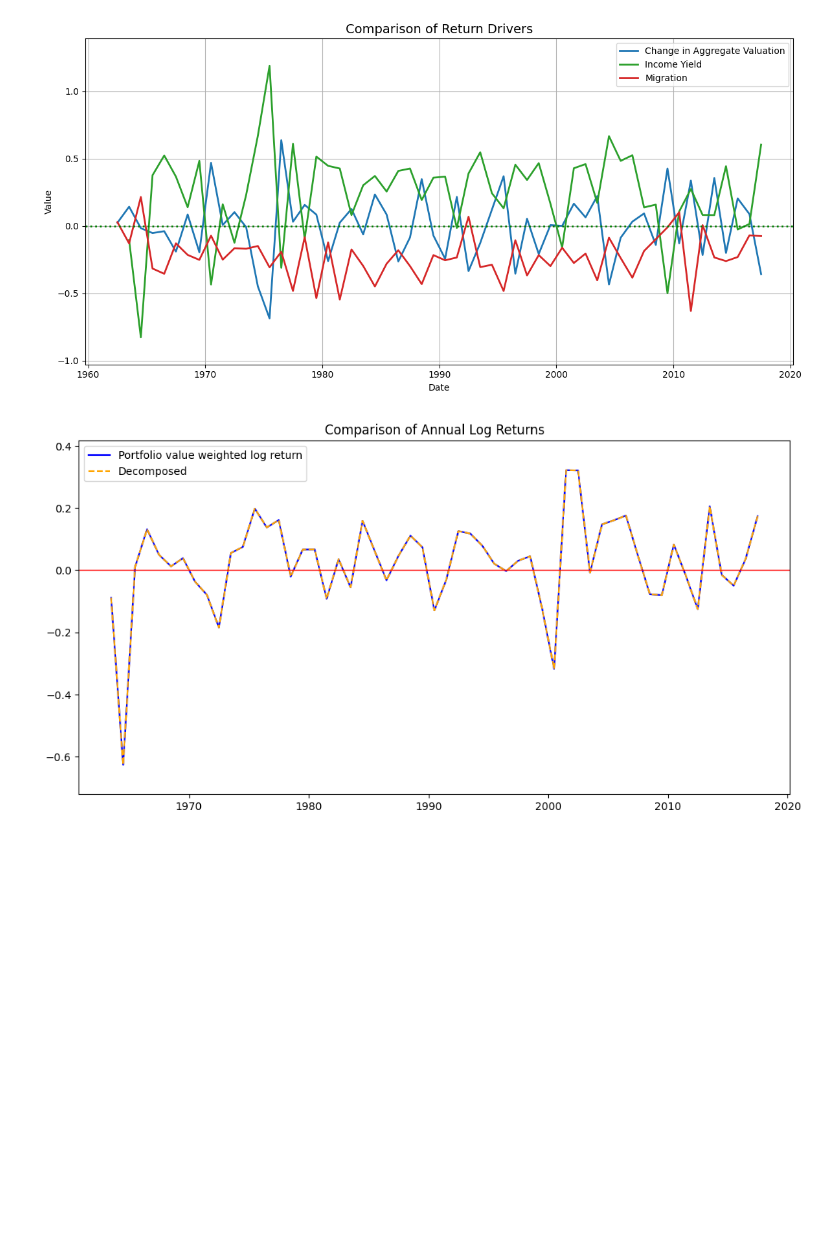
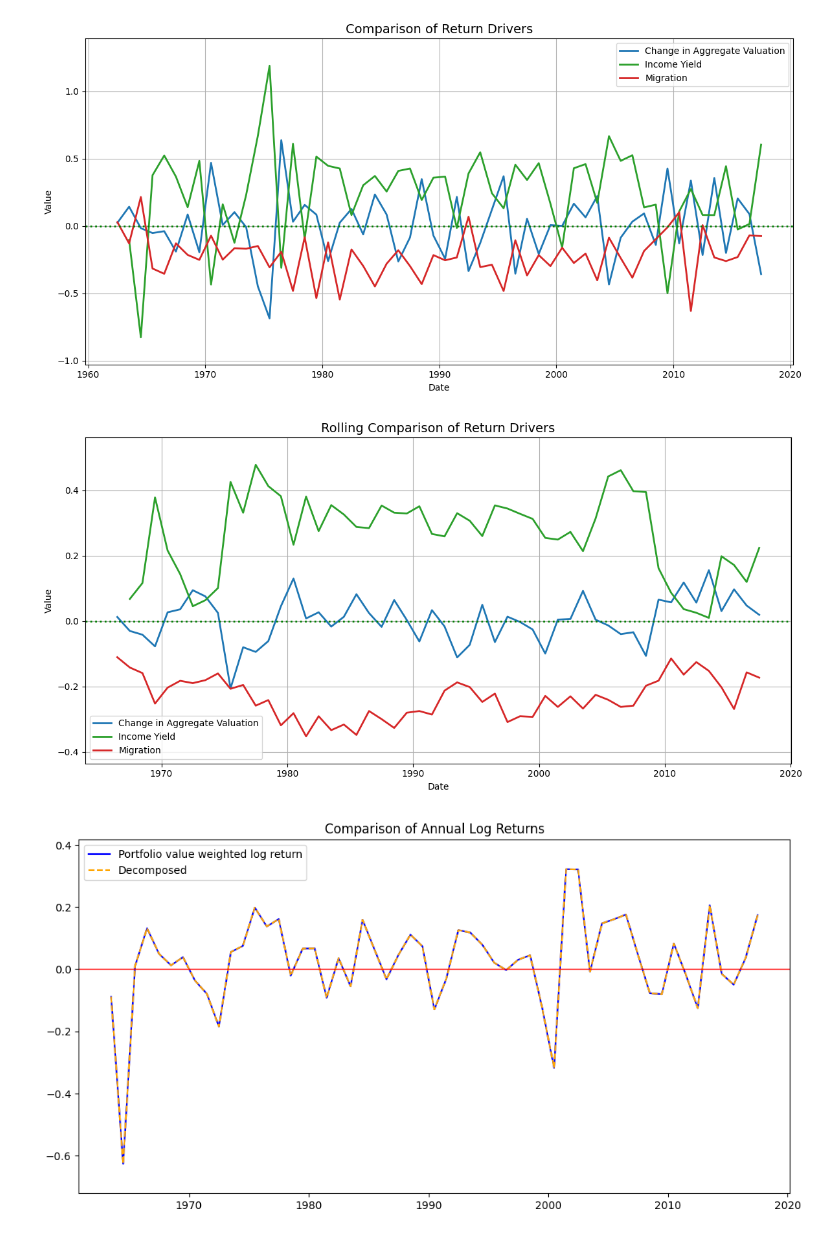
Before and after one commit to justusschenk/valueinvesting, a Jupyter notebook: Portfolio-composition.ipynb, the cells around one changed output. Cells and saved outputs as stored; diff of their text form; code cells hidden in the pictures; blank space fills up the shorter version.

```diff
--- a/Portfolio-composition.ipynb
+++ b/Portfolio-composition.ipynb
@@ -819,7 +703,7 @@ for year in sorted(set(date.year for date in bm_dec.index)):
         shrout_filtered_short_monthly = df[(df['date'] == date) & (df['permno'].isin(bottom_permnos))]
         shrout_series_short_monthly = shrout_filtered_short_monthly.set_index('permno')['adj_shrout']
         bottom_prc_monthly = price.loc[date, price.columns.intersection(bottom_permnos)].dropna()
-        sharesoutstanding_short_prc_monthly = shrout_series_short_monthly.reindex(bottom_prc.index) *1000
+        sharesoutstanding_short_prc_monthly = shrout_series_short_monthly.reindex(bottom_prc_monthly.index) *1000
         short_prc_monthly = bottom_prc_monthly * sharesoutstanding_short_prc_monthly
         if short_prc_monthly.notna().any():
             price_short_monthly.append({'date': date, 'avg_value': short_prc_monthly.sum()})
@@ -830,7 +714,7 @@ for year in sorted(set(date.year for date in bm_dec.index)):
         shrout_filtered_long_monthly = df[(df['date'] == date) & (df['permno'].isin(top_permnos))]
         shrout_series_long_monthly = shrout_filtered_long_monthly.set_index('permno')['adj_shrout']
         top_prc_monthly = price.loc[date, price.columns.intersection(top_permnos)].dropna()
-        sharesoutstanding_long_prc_monthly = shrout_series_long_monthly.reindex(top_prc.index) *1000
+        sharesoutstanding_long_prc_monthly = shrout_series_long_monthly.reindex(top_prc_monthly.index) *1000
         long_prc_monthly = top_prc_monthly * sharesoutstanding_long_prc_monthly
         if long_prc_monthly.notna().any():
             price_long_monthly.append({'date': date, 'avg_value': long_prc_monthly.sum()})
@@ -1858,3 +1746,8 @@ return_decomposition_long = change_in_aggregate_valuation_long + income_yield_lo
+# %%
+#decomposition rolling
+change_in_aggregate_valuation_rolling = change_in_aggregate_valuation_ls.rolling(5).mean()
+income_yield_rolling = income_yield_ls.rolling(5).mean()
+migration_rolling = migration_ls.rolling(5).mean()
 # %%
 #Analysis of decomposed returns
 
@@ -1874,6 +1767,25 @@ plt.tight_layout()
 plt.show()
 # %% [output]
 [figure]
+# %%
+#Analysis of decomposed returns
+
+plt.figure(figsize=(12, 6))
+
+plt.plot(change_in_aggregate_valuation_rolling.index, change_in_aggregate_valuation_rolling, label='Change in Aggregate Valuation', color='tab:blue', linewidth=2)
+plt.plot(income_yield_rolling.index, income_yield_rolling, label='Income Yield', color='tab:green', linewidth=2)
+plt.plot(migration_rolling.index, migration_rolling, label='Migration', color='tab:red', linewidth=2)
+plt.axhline(0, color='green', linewidth=2, linestyle=':')  # optional: add visible 0 line
+plt.margins(y=0.1)
+plt.title('Rolling Comparison of Return Drivers', fontsize=14)
+plt.xlabel('Date')
+plt.ylabel('Value')
+plt.legend(loc='best')
+plt.grid(True)
+plt.tight_layout()
+plt.show()
+# %% [output]
+[figure, added]
 # %%
 #Plot Return Comparios
 plt.figure(figsize=(12, 6))
```
Also changed, not shown: parts of 10 cells of this notebook, 3 other files.
